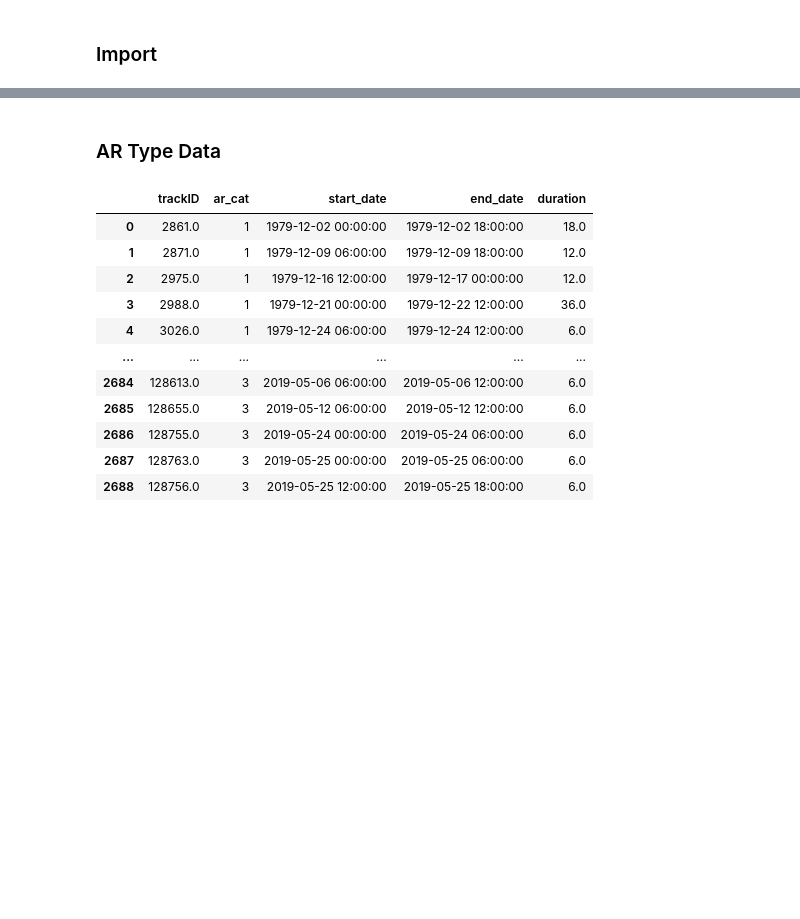
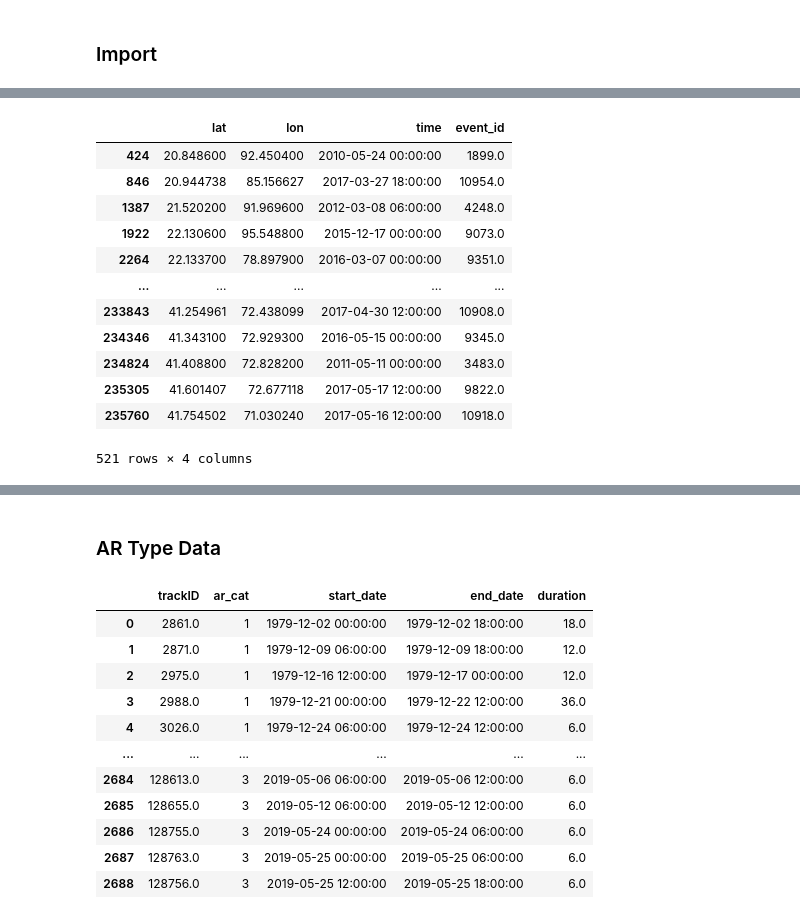
Before and after one commit to dlnash/HMA_AR_freezing_level, a Jupyter notebook: preprocess/generate_df_ivt.ipynb, the cells around one changed output, grey strips where cells are left out. Drawn from its saved outputs; the diff is of its cells as text; code cells hidden in the pictures; blank space fills up the shorter version.

```diff
--- a/preprocess/generate_df_ivt.ipynb
+++ b/preprocess/generate_df_ivt.ipynb
@@ -22,0 +25,11 @@ path_to_figs = '/home/nash/DATA/repositories/HASIA_ch2_analysis/figs/'      # fi
+# %%
+def expand_grid(lat,lon):
+    '''list all combinations of lats and lons using expand_grid(lat,lon)'''
+    test = [(A,B) for A in lat for B in lon]
+    test = np.array(test)
+    test_lat = test[:,0]
+    test_lon = test[:,1]
+    full_grid = pd.DataFrame({'lat': test_lat, 'lon': test_lon})
+    full_grid = full_grid.sort_values(by=['lat','lon'])
+    full_grid = full_grid.reset_index(drop=True)
+    return full_grid
@@ -22,0 +85,32 @@ path_to_figs = '/home/nash/DATA/repositories/HASIA_ch2_analysis/figs/'      # fi
+# %%
+# create grid for landslide data
+full_grid = expand_grid(landslide.lat, landslide.lon)
+full_grid
+
+# merge landslide df with df of lats/lons
+landslide = landslide.rename(columns={"time": "time_old"})
+landslide = landslide.reset_index()
+data_onto_full_grid = pd.merge(full_grid, landslide, how='left')
+data_onto_full_grid
+
+# test to see that the rows with landslide data are there
+idx = data_onto_full_grid.event_id > 0
+test = data_onto_full_grid.loc[idx]
+
+# make new dataframe with just lat, lon, event_date, and event_id
+df = pd.concat([test.lat, test.lon, test.time, test.event_id],axis=1)
+df
+# %% [output]
+|  | lat | lon | time | event_id |
+| 424 | 20.848600 | 92.450400 | 2010-05-24 00:00:00 | 1899.0 |
+| 846 | 20.944738 | 85.156627 | 2017-03-27 18:00:00 | 10954.0 |
+| 1387 | 21.520200 | 91.969600 | 2012-03-08 06:00:00 | 4248.0 |
+| 1922 | 22.130600 | 95.548800 | 2015-12-17 00:00:00 | 9073.0 |
+| 2264 | 22.133700 | 78.897900 | 2016-03-07 00:00:00 | 9351.0 |
+| ... | ... | ... | ... | ... |
+| 233843 | 41.254961 | 72.438099 | 2017-04-30 12:00:00 | 10908.0 |
+| 234346 | 41.343100 | 72.929300 | 2016-05-15 00:00:00 | 9345.0 |
+| 234824 | 41.408800 | 72.828200 | 2011-05-11 00:00:00 | 3483.0 |
+| 235305 | 41.601407 | 72.677118 | 2017-05-17 12:00:00 | 9822.0 |
+| 235760 | 41.754502 | 71.030240 | 2017-05-16 12:00:00 | 10918.0 |
+521 rows × 4 columns
```
Also changed, not shown: parts of 17 cells of this notebook, 2 other files.
